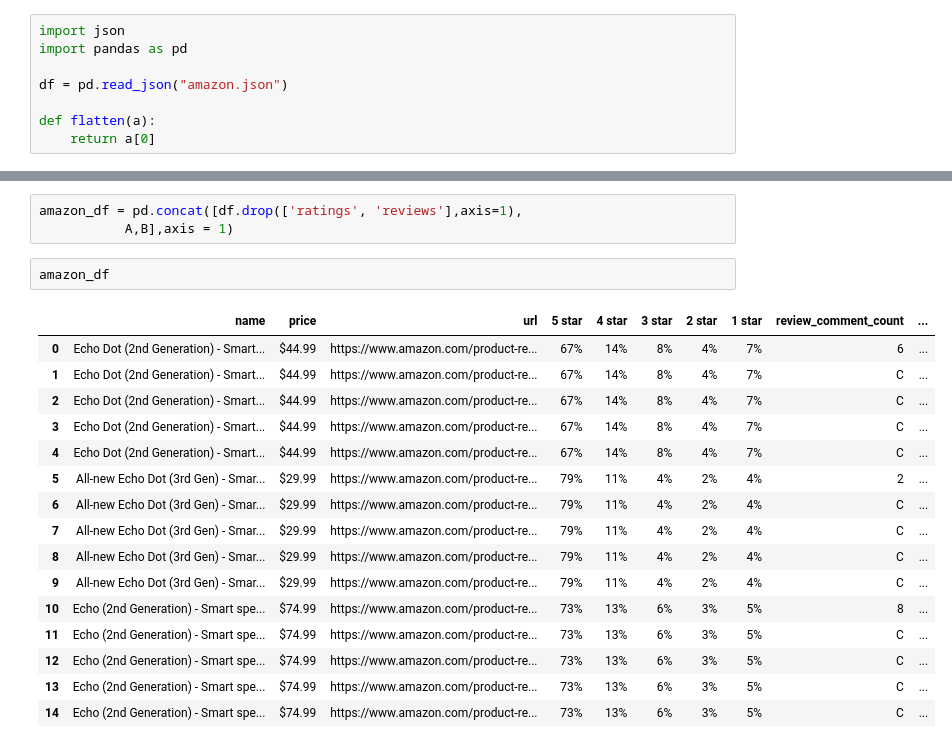
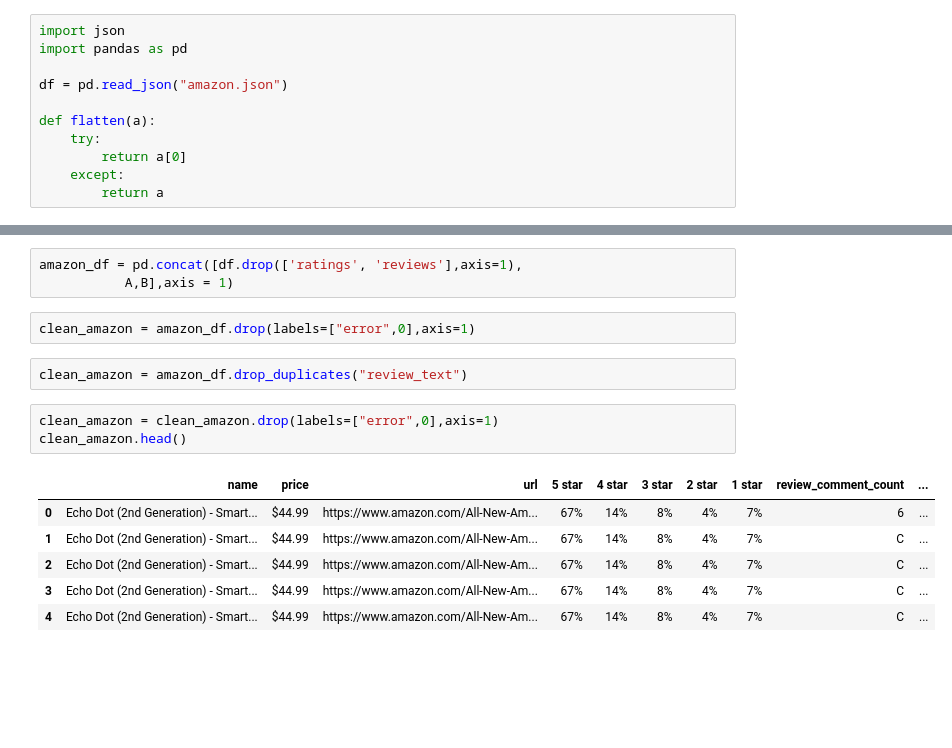
Before and after one commit to ayakkala1/Spec, a Jupyter notebook: Analysis_Amazon.ipynb, the cells around one changed output, grey strips where cells are left out. Cells and saved outputs as stored; diff of their text form; blank space fills up the shorter version.

```diff
--- a/Analysis_Amazon.ipynb
+++ b/Analysis_Amazon.ipynb
@@ -5,29 +5,27 @@ import pandas as pd
 df = pd.read_json("amazon.json")
 
 def flatten(a):
-    return a[0]
+    try:
+        return a[0]
+    except:
+        return a
 # %%
 A = df['ratings'].apply(pd.Series)
 B = df['reviews'].apply(flatten).apply(pd.Series)
 # %%
 amazon_df = pd.concat([df.drop(['ratings', 'reviews'],axis=1),
            A,B],axis = 1)
-# %%
-amazon_df
-# %% [output]
-|  | name | price | url | 5 star | 4 star | 3 star | 2 star | 1 star | review_comment_count | ... |
-| 0 | Echo Dot (2nd Generation) - Smart... | $44.99 | https://www.amazon.com/product-re... | 67% | 14% | 8% | 4% | 7% | 6 | ... |
-| 1 | Echo Dot (2nd Generation) - Smart... | $44.99 | https://www.amazon.com/product-re... | 67% | 14% | 8% | 4% | 7% | C | ... |
-| 2 | Echo Dot (2nd Generation) - Smart... | $44.99 | https://www.amazon.com/product-re... | 67% | 14% | 8% | 4% | 7% | C | ... |
-| 3 | Echo Dot (2nd Generation) - Smart... | $44.99 | https://www.amazon.com/product-re... | 67% | 14% | 8% | 4% | 7% | C | ... |
-| 4 | Echo Dot (2nd Generation) - Smart... | $44.99 | https://www.amazon.com/product-re... | 67% | 14% | 8% | 4% | 7% | C | ... |
-| 5 | All-new Echo Dot (3rd Gen) - Smar... | $29.99 | https://www.amazon.com/product-re... | 79% | 11% | 4% | 2% | 4% | 2 | ... |
-| 6 | All-new Echo Dot (3rd Gen) - Smar... | $29.99 | https://www.amazon.com/product-re... | 79% | 11% | 4% | 2% | 4% | C | ... |
-| 7 | All-new Echo Dot (3rd Gen) - Smar... | $29.99 | https://www.amazon.com/product-re... | 79% | 11% | 4% | 2% | 4% | C | ... |
-| 8 | All-new Echo Dot (3rd Gen) - Smar... | $29.99 | https://www.amazon.com/product-re... | 79% | 11% | 4% | 2% | 4% | C | ... |
-| 9 | All-new Echo Dot (3rd Gen) - Smar... | $29.99 | https://www.amazon.com/product-re... | 79% | 11% | 4% | 2% | 4% | C | ... |
-| 10 | Echo (2nd Generation) - Smart spe... | $74.99 | https://www.amazon.com/product-re... | 73% | 13% | 6% | 3% | 5% | 8 | ... |
-| 11 | Echo (2nd Generation) - Smart spe... | $74.99 | https://www.amazon.com/product-re... | 73% | 13% | 6% | 3% | 5% | C | ... |
-| 12 | Echo (2nd Generation) - Smart spe... | $74.99 | https://www.amazon.com/product-re... | 73% | 13% | 6% | 3% | 5% | C | ... |
-| 13 | Echo (2nd Generation) - Smart spe... | $74.99 | https://www.amazon.com/product-re... | 73% | 13% | 6% | 3% | 5% | C | ... |
-| 14 | Echo (2nd Generation) - Smart spe... | $74.99 | https://www.amazon.com/product-re... | 73% | 13% | 6% | 3% | 5% | C | ... |
+# %%
+clean_amazon = amazon_df.drop(labels=["error",0],axis=1)
+# %%
+clean_amazon = amazon_df.drop_duplicates("review_text")
+# %%
+clean_amazon = clean_amazon.drop(labels=["error",0],axis=1)
+clean_amazon.head()
+# %% [output]
+|  | name | price | url | 5 star | 4 star | 3 star | 2 star | 1 star | review_comment_count | ... |
+| 0 | Echo Dot (2nd Generation) - Smart... | $44.99 | https://www.amazon.com/All-New-Am... | 67% | 14% | 8% | 4% | 7% | 6 | ... |
+| 1 | Echo Dot (2nd Generation) - Smart... | $44.99 | https://www.amazon.com/All-New-Am... | 67% | 14% | 8% | 4% | 7% | C | ... |
+| 2 | Echo Dot (2nd Generation) - Smart... | $44.99 | https://www.amazon.com/All-New-Am... | 67% | 14% | 8% | 4% | 7% | C | ... |
+| 3 | Echo Dot (2nd Generation) - Smart... | $44.99 | https://www.amazon.com/All-New-Am... | 67% | 14% | 8% | 4% | 7% | C | ... |
+| 4 | Echo Dot (2nd Generation) - Smart... | $44.99 | https://www.amazon.com/All-New-Am... | 67% | 14% | 8% | 4% | 7% | C | ... |
```
Also changed, not shown: 4 other files.
